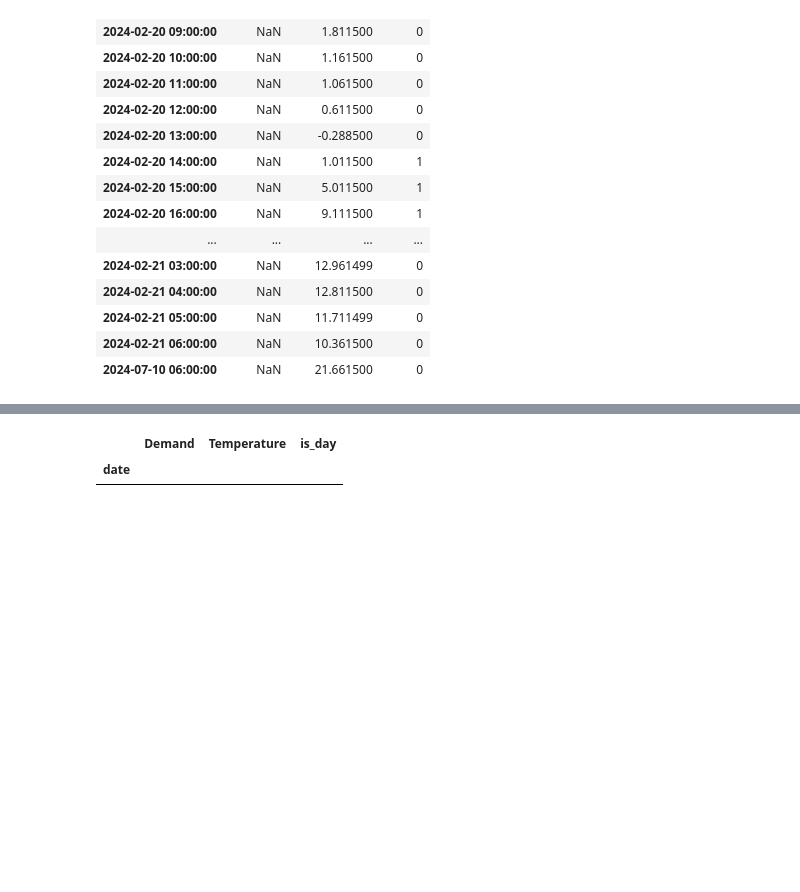
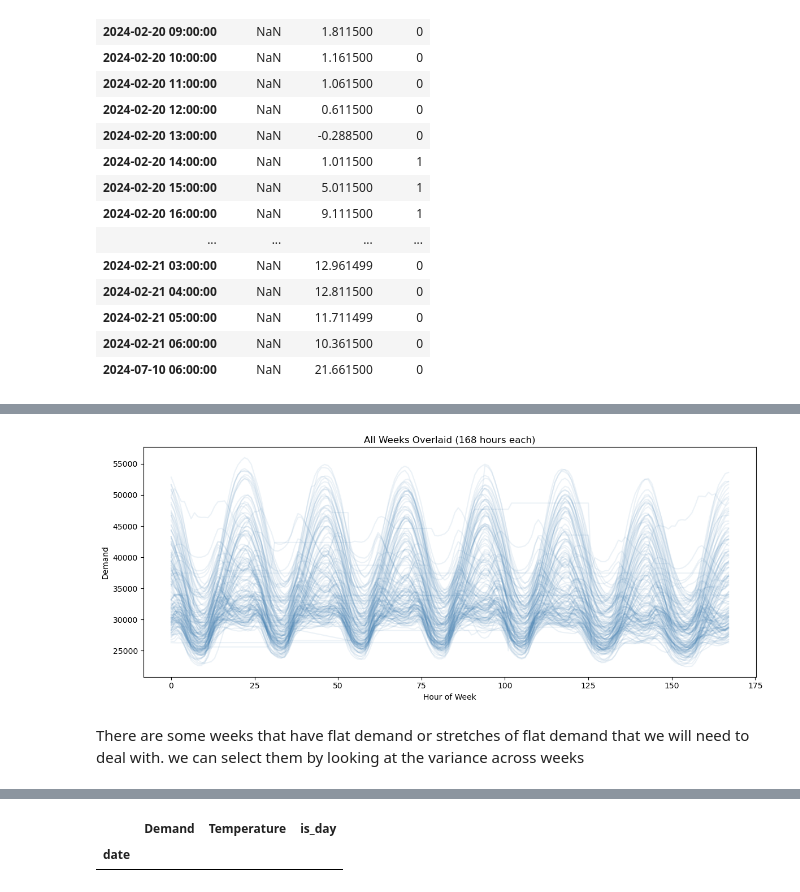
Before and after one commit to maxwellgriffith345/LoadForecast, a Jupyter notebook: notebooks/EDA.ipynb, the cells around one changed output, grey strips where cells are left out. Saved outputs shown, nothing was run; the diff lists cells and outputs as text; code cells hidden in the pictures; blank space fills up the shorter version.

```diff
--- a/notebooks/EDA.ipynb
+++ b/notebooks/EDA.ipynb
@@ -78,0 +126,16 @@ df[df.isnull().any(axis = 1)]
+# %%
+fig, ax = plt.subplots(figsize=(12, 5))
+
+for year_week, group in df.groupby([df.index.year, df.index.isocalendar().week]):
+    if len(group) == 168:  # full week only
+        ax.plot(range(168), group["Demand"].values, alpha=0.1, color="steelblue")
+
+ax.set_title("All Weeks Overlaid (168 hours each)")
+ax.set_xlabel("Hour of Week")
+ax.set_ylabel("Demand")
+plt.tight_layout()
+plt.show()
+# %% [output]
+[figure, added]
+# %% [markdown]
+There are some weeks that have flat demand or stretches of flat demand that we will need to deal with. we can select them by looking at the variance across weeks
```
Also changed, not shown: parts of 12 cells of this notebook, 2 other files.
